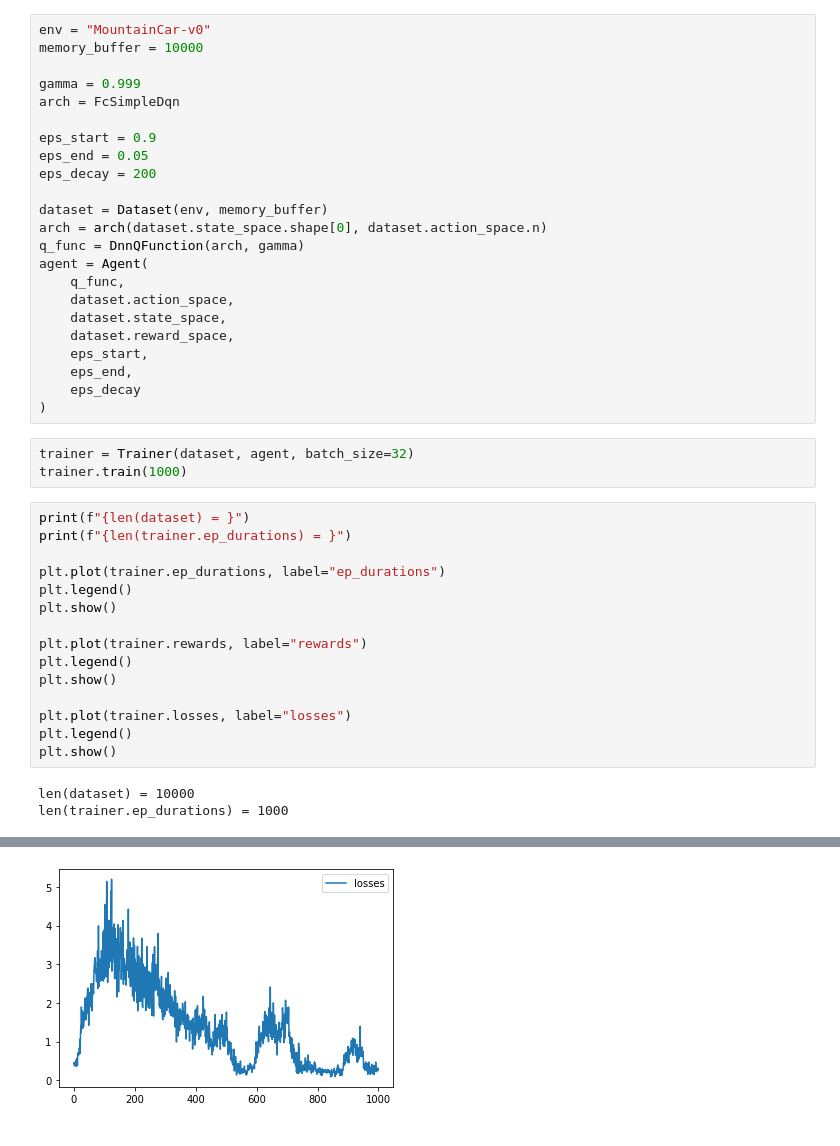
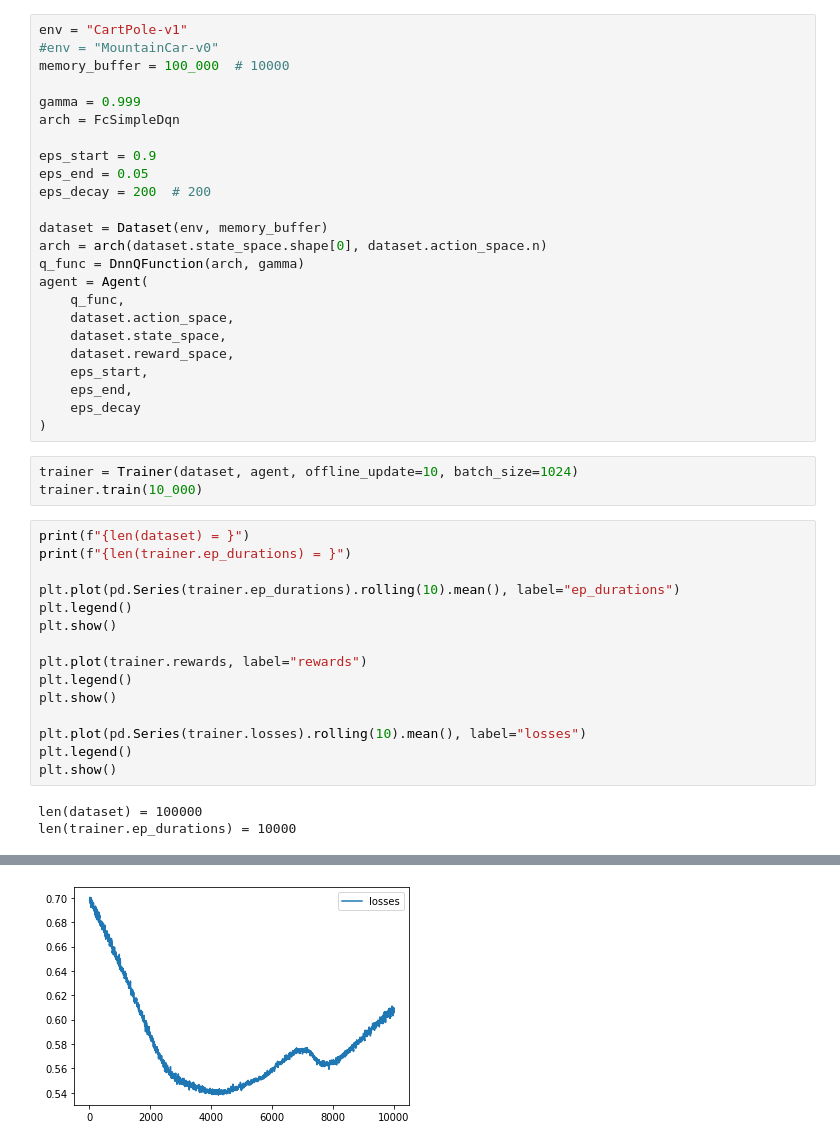
Before and after one commit to DonatasTamosauskas/dumbbells, a Jupyter notebook: notebooks/trainer-impl.ipynb, the cells around one changed output, grey strips where cells are left out. Drawn from its saved outputs; the diff is of its cells as text.

```diff
--- a/notebooks/trainer-impl.ipynb
+++ b/notebooks/trainer-impl.ipynb
@@ -12,13 +16,14 @@ import matplotlib.pyplot as plt
 # %%
-env = "MountainCar-v0"
-memory_buffer = 10000
+env = "CartPole-v1"
+#env = "MountainCar-v0"
+memory_buffer = 100_000  # 10000
 
 gamma = 0.999
 arch = FcSimpleDqn
 
 eps_start = 0.9
 eps_end = 0.05
-eps_decay = 200
+eps_decay = 200  # 200
 
 dataset = Dataset(env, memory_buffer)
 arch = arch(dataset.state_space.shape[0], dataset.action_space.n)
@@ -33,13 +38,13 @@ agent = Agent(
     eps_decay
 )
 # %%
-trainer = Trainer(dataset, agent, batch_size=32)
-trainer.train(1000)
+trainer = Trainer(dataset, agent, offline_update=10, batch_size=1024)
+trainer.train(10_000)
 # %%
 print(f"{len(dataset) = }")
 print(f"{len(trainer.ep_durations) = }")
 
-plt.plot(trainer.ep_durations, label="ep_durations")
+plt.plot(pd.Series(trainer.ep_durations).rolling(10).mean(), label="ep_durations")
 plt.legend()
 plt.show()
 
@@ -47,9 +52,9 @@ plt.plot(trainer.rewards, label="rewards")
 plt.legend()
 plt.show()
 
-plt.plot(trainer.losses, label="losses")
+plt.plot(pd.Series(trainer.losses).rolling(10).mean(), label="losses")
 plt.legend()
 plt.show()
 # %% [output]
-len(dataset) = 10000
-len(trainer.ep_durations) = 1000
+len(dataset) = 100000
+len(trainer.ep_durations) = 10000
@@ -58 +63 @@ len(trainer.ep_durations) = 1000
-[figure, old version]
+[figure, new version]
```
Also changed, not shown: parts of 2 cells of this notebook, 3 other files.
